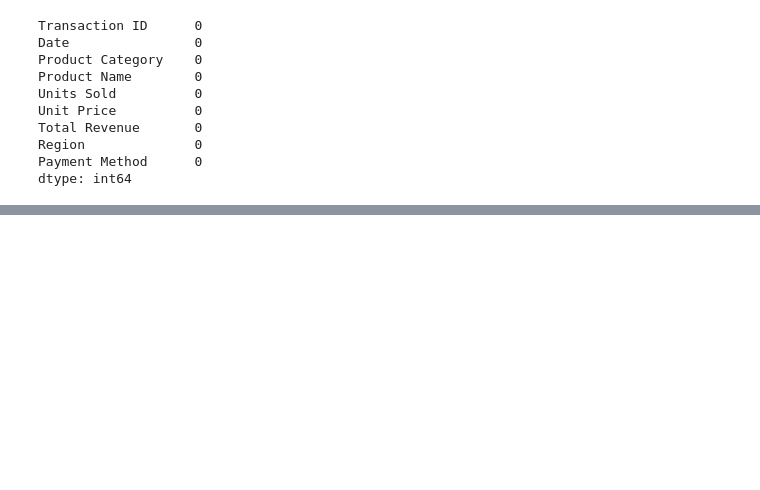
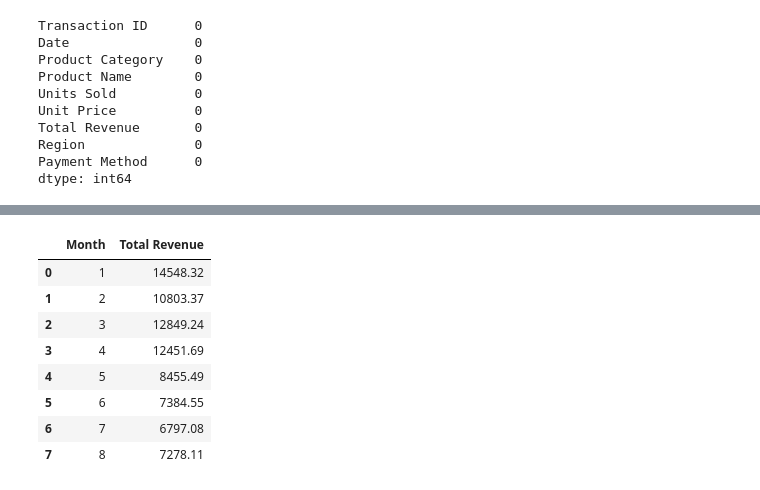
Before and after one commit to deenadayalan03/Revenue-Prediction-MLOps, a Jupyter notebook: research/experiment.ipynb, the cells around one changed output, grey strips where cells are left out. Saved outputs shown, nothing was run; the diff lists cells and outputs as text; code cells hidden in the pictures; blank space fills up the shorter version.

```diff
--- a/research/experiment.ipynb
+++ b/research/experiment.ipynb
@@ -55,3 +60,7 @@ Total Revenue       0
 Region              0
 Payment Method      0
 dtype: int64
+# %%
+sales['Date']=pd.to_datetime(sales['Date'])
+# %%
+sales['Month']=sales['Date'].dt.month
@@ -57,0 +76,14 @@ dtype: int64
+# %%
+daily_revenue = sales.groupby('Month')['Total Revenue'].sum().reset_index()
+# %%
+daily_revenue
+# %% [output]
+|  | Month | Total Revenue |
+| 0 | 1 | 14548.32 |
+| 1 | 2 | 10803.37 |
+| 2 | 3 | 12849.24 |
+| 3 | 4 | 12451.69 |
+| 4 | 5 | 8455.49 |
+| 5 | 6 | 7384.55 |
+| 6 | 7 | 6797.08 |
+| 7 | 8 | 7278.11 |
```
Also changed, not shown: parts of 11 cells of this notebook, 2 other files.
